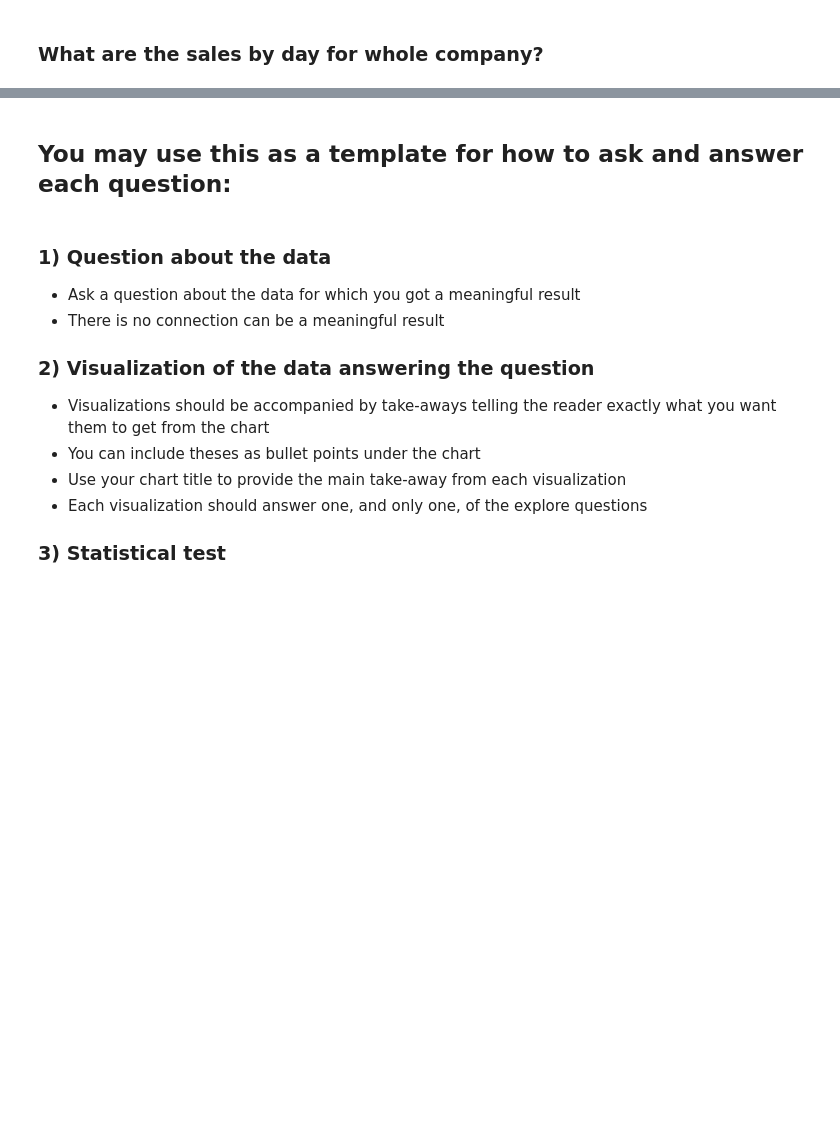
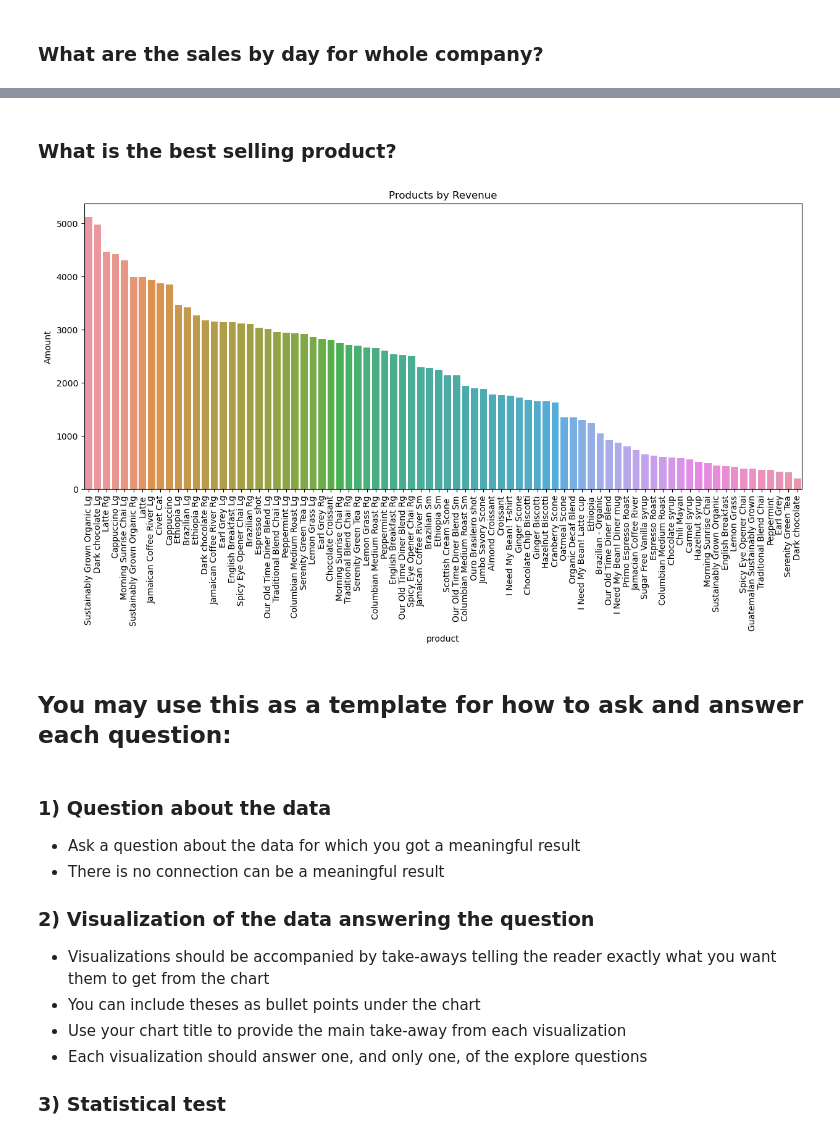
Before and after one commit to coffee-shop-analysis/coffee_project, a Jupyter notebook: final_report.ipynb, the cells around one changed output, grey strips where cells are left out. Cells and saved outputs as stored; diff of their text form; code cells hidden in the pictures; blank space fills up the shorter version.

```diff
--- a/final_report.ipynb
+++ b/final_report.ipynb
@@ -114,3 +115,9 @@ w.daily_store_sales(train)
+# %% [markdown]
+### What is the best selling product?
+# %%
+w.best_sell_product(train)
+# %% [output]
+[figure, added]
 # %% [markdown]
 ## You may use this as a template for how to ask and answer each question:
 # %% [markdown]
```
Also changed, not shown: parts of 4 cells of this notebook.
